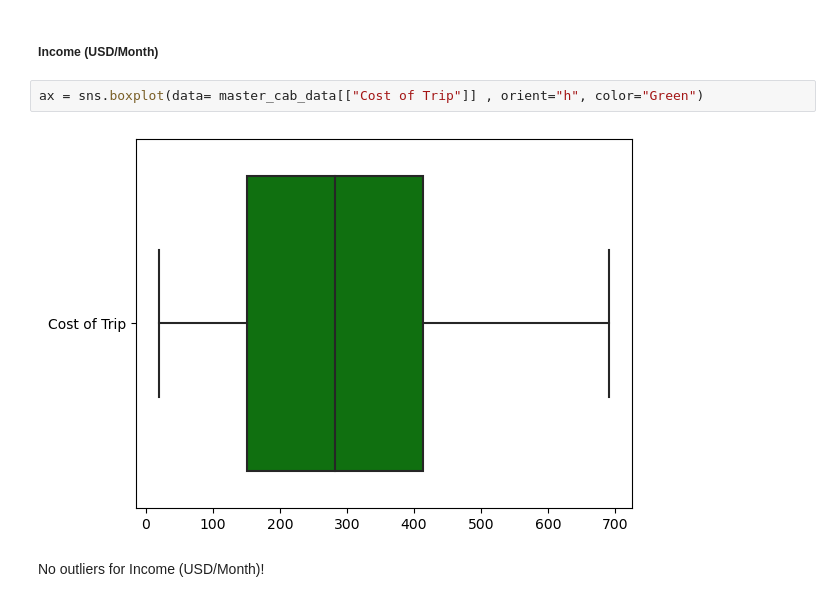
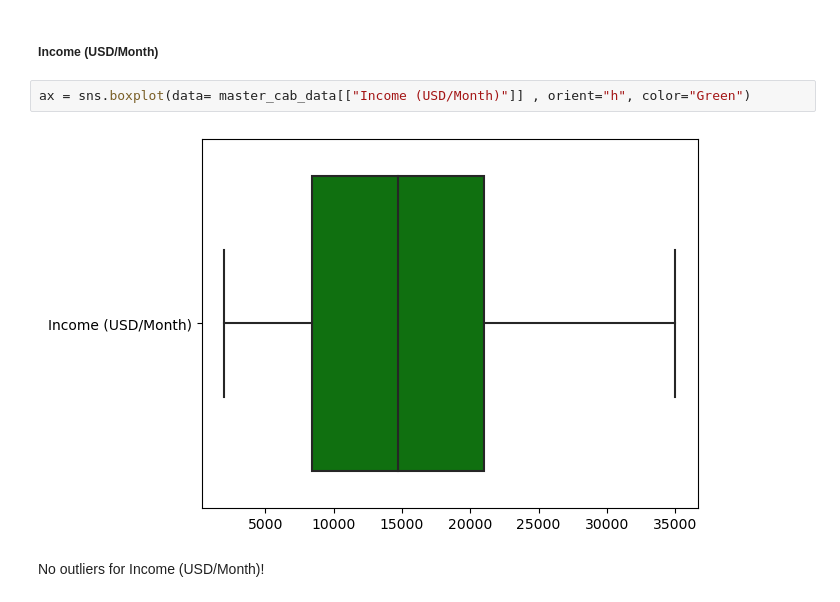
Before and after one commit to DataGlacier/VC, a Jupyter notebook: Week 2/Cab Investment Firm EDA by Connor Bryson.ipynb, the cells around one changed output. Saved outputs shown, nothing was run; the diff lists cells and outputs as text.

```diff
--- a/Week 2/Cab Investment Firm EDA by Connor Bryson.ipynb
+++ b/Week 2/Cab Investment Firm EDA by Connor Bryson.ipynb
@@ -326,9 +326,9 @@ No outliers for Age!
 # %% [markdown]
 ##### Income (USD/Month)
 # %%
-ax = sns.boxplot(data= master_cab_data[["Cost of Trip"]] , orient="h", color="Green")
+ax = sns.boxplot(data= master_cab_data[["Income (USD/Month)"]] , orient="h", color="Green")
 # %% [output]
-[figure, old version]
+[figure, new version]
 # %% [markdown]
 No outliers for Income (USD/Month)!
 # %% [markdown]
```
Also changed, not shown: parts of 2 cells of this notebook, 15 other files.
